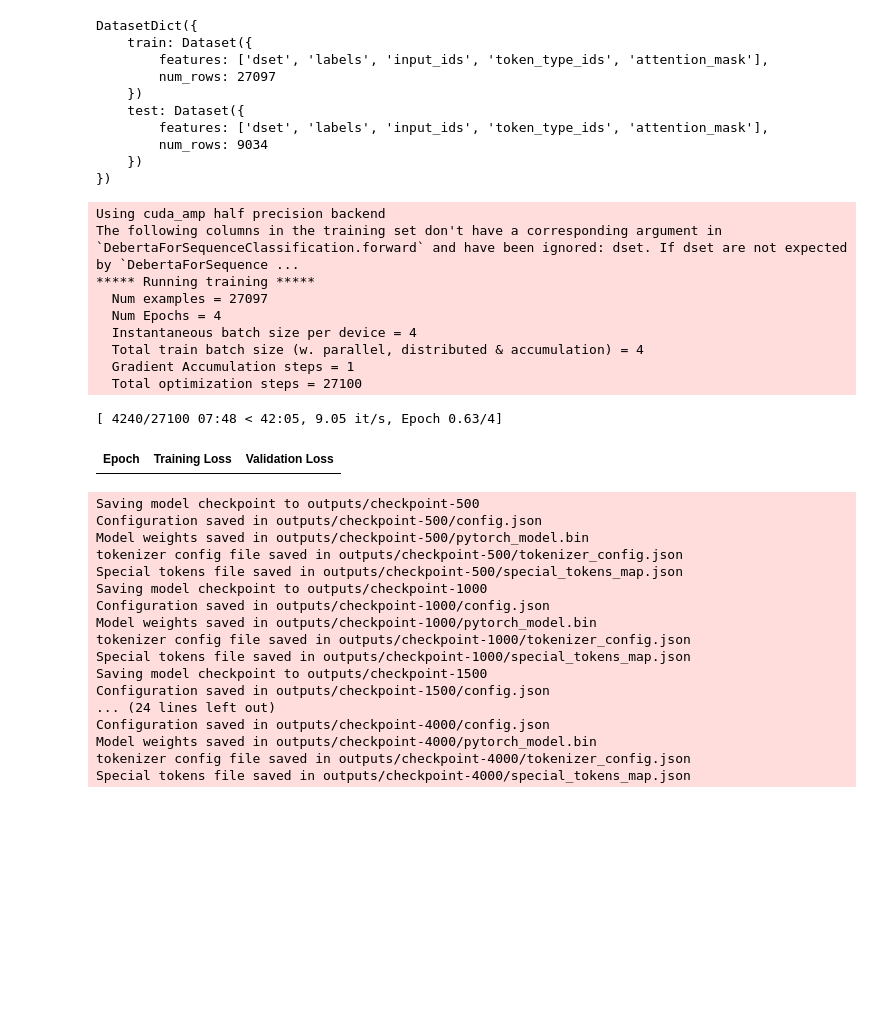
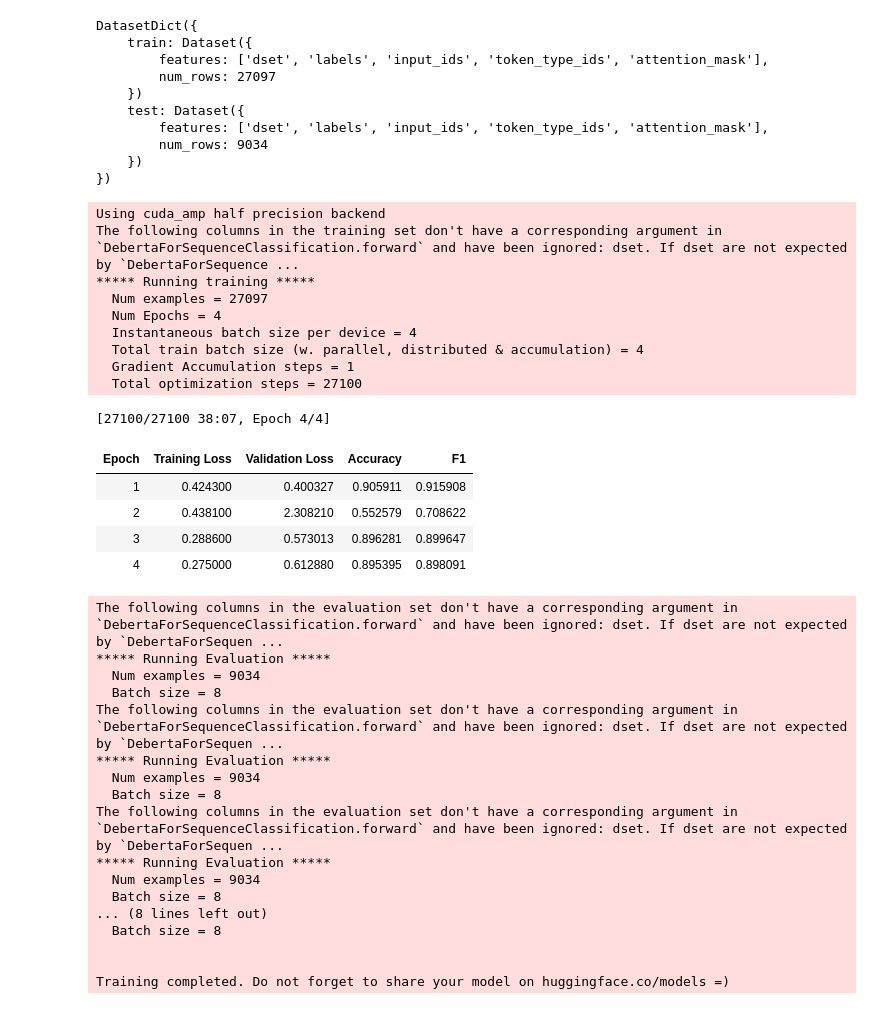
Before and after one commit to ML-Bioinfo-CEITEC/DNA-pretraining, a Jupyter notebook: experiments/kmer_tokenization/KMER_Experiment_K9.ipynb, the cells around one changed output. Drawn from its saved outputs; the diff is of its cells as text; code cells hidden in the pictures; blank space fills up the shorter version.

```diff
--- a/experiments/kmer_tokenization/KMER_Experiment_K9.ipynb
+++ b/experiments/kmer_tokenization/KMER_Experiment_K9.ipynb
@@ -434,13 +434,15 @@ DatasetDict({
     })
 })
 # %%
+from transformers import Trainer, TrainingArguments
+
 bs = 4
 epochs = CLS_EPOCHS
 lr = 8e-5
 
 args = TrainingArguments('outputs', learning_rate=lr, warmup_ratio=0.1, lr_scheduler_type='cosine', fp16=True,
     evaluation_strategy="epoch", per_device_train_batch_size=bs, per_device_eval_batch_size=bs*2,
-    num_train_epochs=epochs, weight_decay=0.01, report_to='none')
+    num_train_epochs=epochs, weight_decay=0.01, report_to='none', save_steps=27000)
 # %% [output]
 PyTorch: setting up devices
 # %%
@@ -554,38 +545,50 @@ DatasetDict({
     })
 })
 # %%
+import numpy as np
+
+def compute_metrics(eval_preds):
+    metric = load_metric("glue", "mrpc")
+    logits, labels = eval_preds
+    predictions = np.argmax(logits, axis=-1)
+    return metric.compute(predictions=predictions, references=labels)
+
 trainer = Trainer(model_cls, args, train_dataset=dds['train'], eval_dataset=dds['test'],
                   tokenizer=tokenizer, compute_metrics=compute_metrics)
 
 trainer.train();
 # %% [output]
 Using cuda_amp half precision backend
 The following columns in the training set don't have a corresponding argument in `DebertaForSequenceClassification.forward` and have been ignored: dset. If dset are not expected by `DebertaForSequence ...
 ***** Running training *****
   Num examples = 27097
   Num Epochs = 4
   Instantaneous batch size per device = 4
   Total train batch size (w. parallel, distributed & accumulation) = 4
   Gradient Accumulation steps = 1
   Total optimization steps = 27100
-[ 4240/27100 07:48 < 42:05, 9.05 it/s, Epoch 0.63/4]
+[27100/27100 38:07, Epoch 4/4]
-| Epoch | Training Loss | Validation Loss |
+| Epoch | Training Loss | Validation Loss | Accuracy | F1 |
+| 1 | 0.424300 | 0.400327 | 0.905911 | 0.915908 |
+| 2 | 0.438100 | 2.308210 | 0.552579 | 0.708622 |
+| 3 | 0.288600 | 0.573013 | 0.896281 | 0.899647 |
+| 4 | 0.275000 | 0.612880 | 0.895395 | 0.898091 |
-Saving model checkpoint to outputs/checkpoint-500
-Configuration saved in outputs/checkpoint-500/config.json
-Model weights saved in outputs/checkpoint-500/pytorch_model.bin
-tokenizer config file saved in outputs/checkpoint-500/tokenizer_config.json
-Special tokens file saved in outputs/checkpoint-500/special_tokens_map.json
-Saving model checkpoint to outputs/checkpoint-1000
-Configuration saved in outputs/checkpoint-1000/config.json
-Model weights saved in outputs/checkpoint-1000/pytorch_model.bin
-tokenizer config file saved in outputs/checkpoint-1000/tokenizer_config.json
-Special tokens file saved in outputs/checkpoint-1000/special_tokens_map.json
-Saving model checkpoint to outputs/checkpoint-1500
-Configuration saved in outputs/checkpoint-1500/config.json
-... (24 lines left out)
-Configuration saved in outputs/checkpoint-4000/config.json
-Model weights saved in outputs/checkpoint-4000/pytorch_model.bin
-tokenizer config file saved in outputs/checkpoint-4000/tokenizer_config.json
-Special tokens file saved in outputs/checkpoint-4000/special_tokens_map.json
+The following columns in the evaluation set don't have a corresponding argument in `DebertaForSequenceClassification.forward` and have been ignored: dset. If dset are not expected by `DebertaForSequen ...
+***** Running Evaluation *****
+  Num examples = 9034
+  Batch size = 8
+The following columns in the evaluation set don't have a corresponding argument in `DebertaForSequenceClassification.forward` and have been ignored: dset. If dset are not expected by `DebertaForSequen ...
+***** Running Evaluation *****
+  Num examples = 9034
+  Batch size = 8
+The following columns in the evaluation set don't have a corresponding argument in `DebertaForSequenceClassification.forward` and have been ignored: dset. If dset are not expected by `DebertaForSequen ...
+***** Running Evaluation *****
+  Num examples = 9034
+  Batch size = 8
+... (8 lines left out)
+  Batch size = 8
+
+
+Training completed. Do not forget to share your model on huggingface.co/models =)
 # %%
 trainer.evaluate()
```
Also changed, not shown: parts of 6 cells of this notebook, 1 other file.
